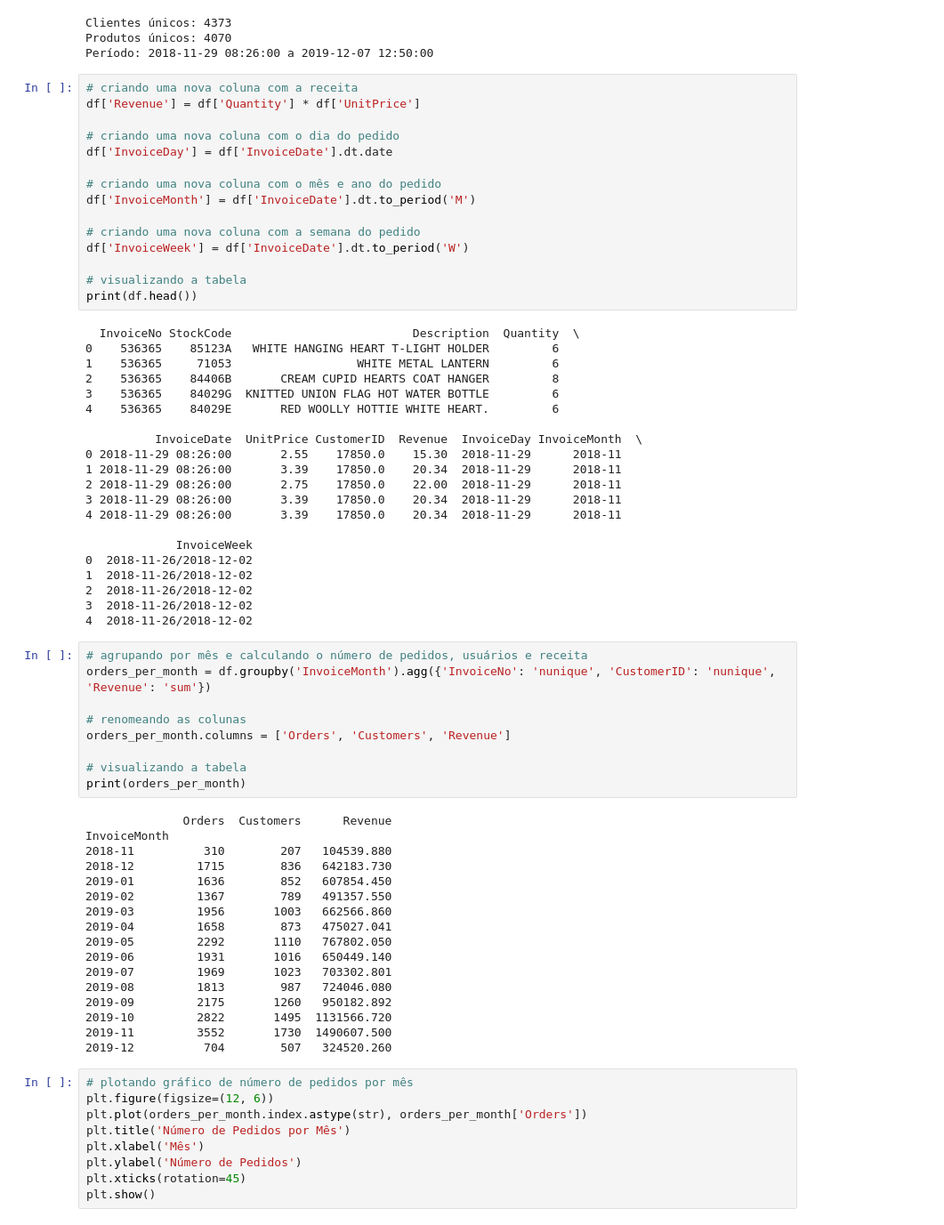
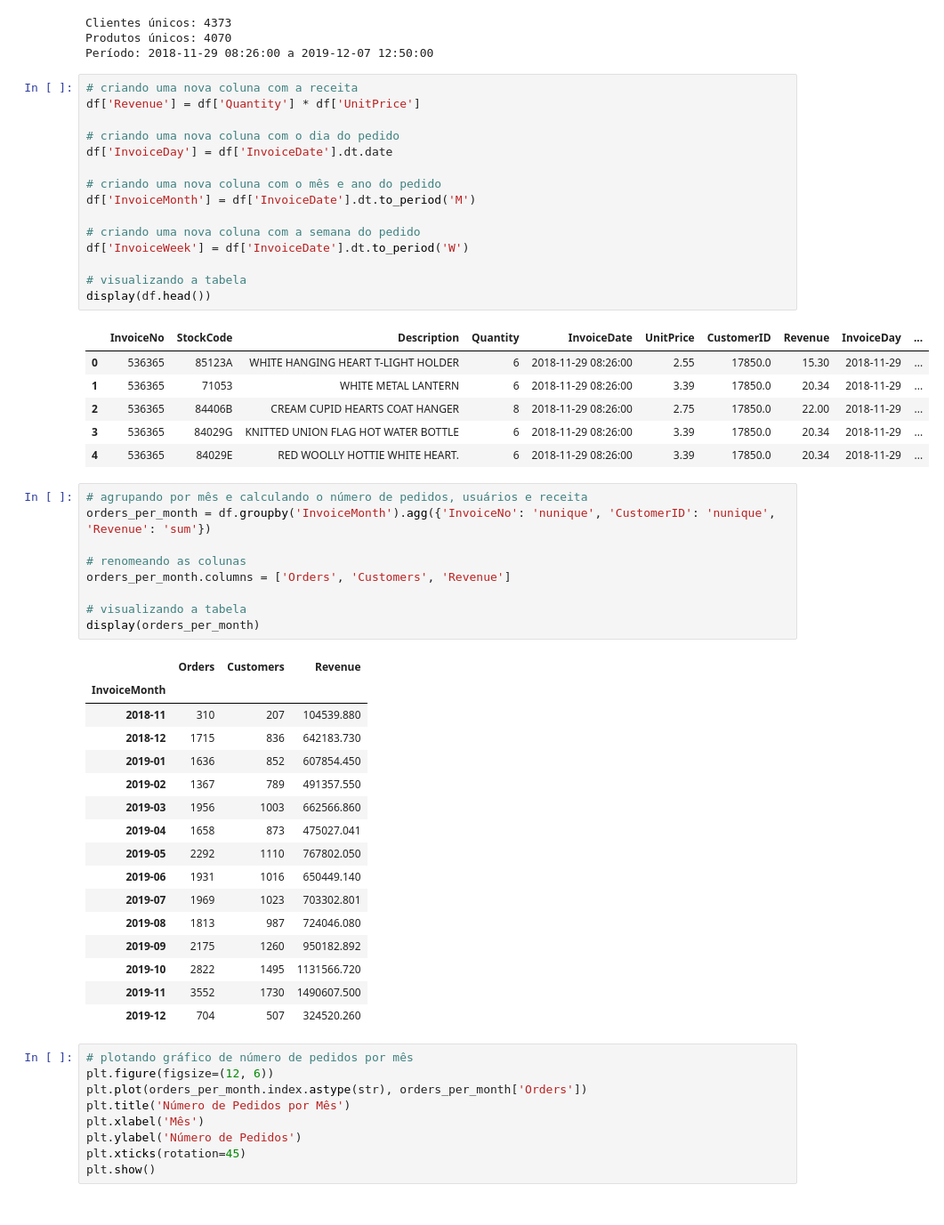
Before and after one commit to wTk9055/Projeto_ecommerce, a Jupyter notebook: projeto_final_ecommerce.ipynb, the cells around one changed output. Shown at 89% size. Cells and saved outputs as stored; diff of their text form.

Commit message:
Changed "print" for "display" in some parts of the notebook.

```diff
--- a/projeto_final_ecommerce.ipynb
+++ b/projeto_final_ecommerce.ipynb
@@ -90,39 +90,25 @@ Período: 2018-11-29 08:26:00 a 2019-12-07 12:50:00
 # %%
 # criando uma nova coluna com a receita
 df['Revenue'] = df['Quantity'] * df['UnitPrice']
 
 # criando uma nova coluna com o dia do pedido
 df['InvoiceDay'] = df['InvoiceDate'].dt.date
 
 # criando uma nova coluna com o mês e ano do pedido
 df['InvoiceMonth'] = df['InvoiceDate'].dt.to_period('M')
 
 # criando uma nova coluna com a semana do pedido
 df['InvoiceWeek'] = df['InvoiceDate'].dt.to_period('W')
 
 # visualizando a tabela
-print(df.head())
+display(df.head())
 # %% [output]
-  InvoiceNo StockCode                          Description  Quantity  \
-0    536365    85123A   WHITE HANGING HEART T-LIGHT HOLDER         6
-1    536365     71053                  WHITE METAL LANTERN         6
-2    536365    84406B       CREAM CUPID HEARTS COAT HANGER         8
-3    536365    84029G  KNITTED UNION FLAG HOT WATER BOTTLE         6
-4    536365    84029E       RED WOOLLY HOTTIE WHITE HEART.         6
-
-          InvoiceDate  UnitPrice CustomerID  Revenue  InvoiceDay InvoiceMonth  \
-0 2018-11-29 08:26:00       2.55    17850.0    15.30  2018-11-29      2018-11
-1 2018-11-29 08:26:00       3.39    17850.0    20.34  2018-11-29      2018-11
-2 2018-11-29 08:26:00       2.75    17850.0    22.00  2018-11-29      2018-11
-3 2018-11-29 08:26:00       3.39    17850.0    20.34  2018-11-29      2018-11
-4 2018-11-29 08:26:00       3.39    17850.0    20.34  2018-11-29      2018-11
-
-             InvoiceWeek
-0  2018-11-26/2018-12-02
-1  2018-11-26/2018-12-02
-2  2018-11-26/2018-12-02
-3  2018-11-26/2018-12-02
-4  2018-11-26/2018-12-02
+|  | InvoiceNo | StockCode | Description | Quantity | InvoiceDate | UnitPrice | CustomerID | Revenue | InvoiceDay | ... |
+| 0 | 536365 | 85123A | WHITE HANGING HEART T-LIGHT HOLDER | 6 | 2018-11-29 08:26:00 | 2.55 | 17850.0 | 15.30 | 2018-11-29 | ... |
+| 1 | 536365 | 71053 | WHITE METAL LANTERN | 6 | 2018-11-29 08:26:00 | 3.39 | 17850.0 | 20.34 | 2018-11-29 | ... |
+| 2 | 536365 | 84406B | CREAM CUPID HEARTS COAT HANGER | 8 | 2018-11-29 08:26:00 | 2.75 | 17850.0 | 22.00 | 2018-11-29 | ... |
+| 3 | 536365 | 84029G | KNITTED UNION FLAG HOT WATER BOTTLE | 6 | 2018-11-29 08:26:00 | 3.39 | 17850.0 | 20.34 | 2018-11-29 | ... |
+| 4 | 536365 | 84029E | RED WOOLLY HOTTIE WHITE HEART. | 6 | 2018-11-29 08:26:00 | 3.39 | 17850.0 | 20.34 | 2018-11-29 | ... |
 # %%
 # agrupando por mês e calculando o número de pedidos, usuários e receita
 orders_per_month = df.groupby('InvoiceMonth').agg({'InvoiceNo': 'nunique', 'CustomerID': 'nunique', 'Revenue': 'sum'})
@@ -131,24 +117,24 @@ orders_per_month = df.groupby('InvoiceMonth').agg({'InvoiceNo': 'nunique', 'Cust
 orders_per_month.columns = ['Orders', 'Customers', 'Revenue']
 
 # visualizando a tabela
-print(orders_per_month)
+display(orders_per_month)
 # %% [output]
-              Orders  Customers      Revenue
-InvoiceMonth
-2018-11          310        207   104539.880
-2018-12         1715        836   642183.730
-2019-01         1636        852   607854.450
-2019-02         1367        789   491357.550
-2019-03         1956       1003   662566.860
-2019-04         1658        873   475027.041
-2019-05         2292       1110   767802.050
-2019-06         1931       1016   650449.140
-2019-07         1969       1023   703302.801
-2019-08         1813        987   724046.080
-2019-09         2175       1260   950182.892
-2019-10         2822       1495  1131566.720
-2019-11         3552       1730  1490607.500
-2019-12          704        507   324520.260
+|  | Orders | Customers | Revenue |
+| InvoiceMonth |  |  |  |
+| 2018-11 | 310 | 207 | 104539.880 |
+| 2018-12 | 1715 | 836 | 642183.730 |
+| 2019-01 | 1636 | 852 | 607854.450 |
+| 2019-02 | 1367 | 789 | 491357.550 |
+| 2019-03 | 1956 | 1003 | 662566.860 |
+| 2019-04 | 1658 | 873 | 475027.041 |
+| 2019-05 | 2292 | 1110 | 767802.050 |
+| 2019-06 | 1931 | 1016 | 650449.140 |
+| 2019-07 | 1969 | 1023 | 703302.801 |
+| 2019-08 | 1813 | 987 | 724046.080 |
+| 2019-09 | 2175 | 1260 | 950182.892 |
+| 2019-10 | 2822 | 1495 | 1131566.720 |
+| 2019-11 | 3552 | 1730 | 1490607.500 |
+| 2019-12 | 704 | 507 | 324520.260 |
 # %%
 # plotando gráfico de número de pedidos por mês
 plt.figure(figsize=(12, 6))
```
Also changed, not shown: parts of 3 cells of this notebook.
